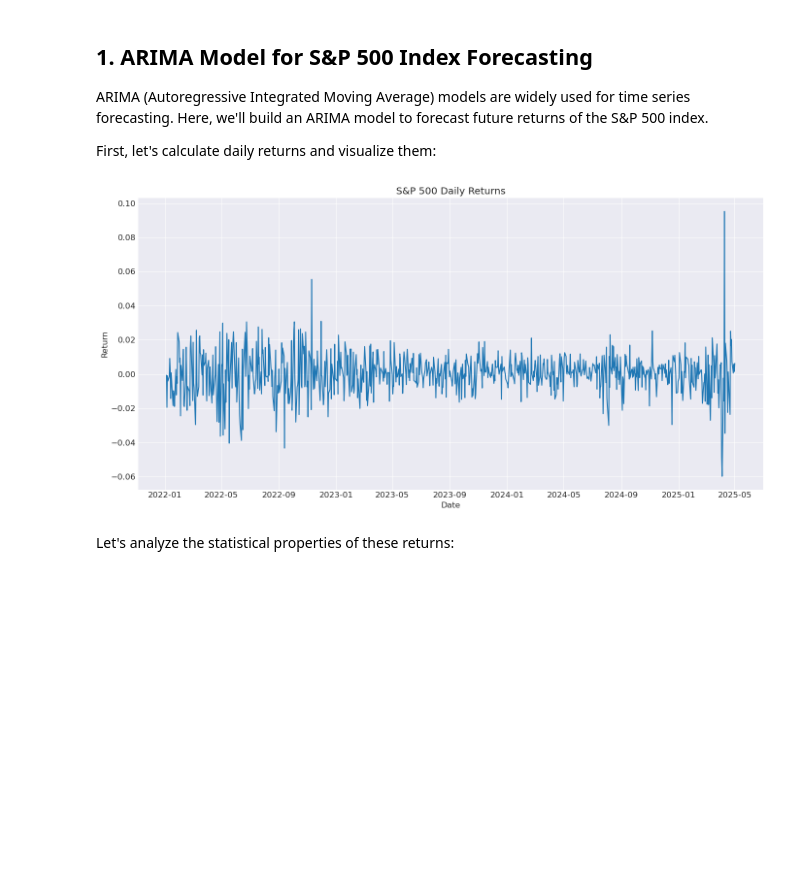
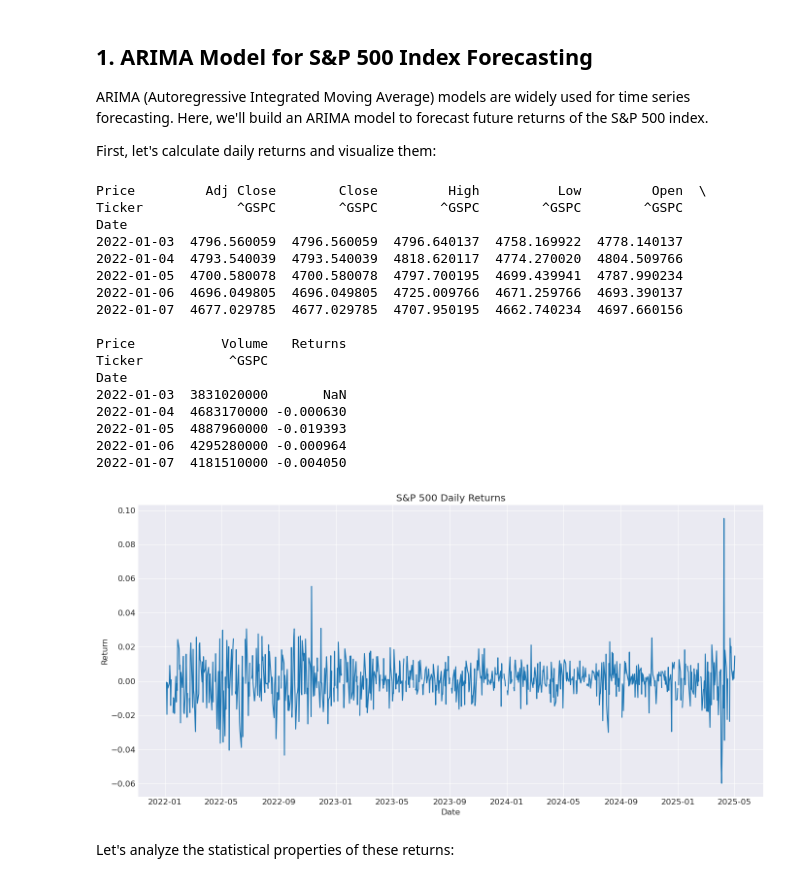
Before and after one commit to tomas-rampas/fin-math-quant-recipes, a Jupyter notebook: jupiters/01 Time Series Analysis Models for S&P 500.ipynb, the cells around one changed output. Saved outputs shown, nothing was run; the diff lists cells and outputs as text; code cells hidden in the pictures; blank space fills up the shorter version.

```diff
--- a/jupiters/01 Time Series Analysis Models for S&P 500.ipynb
+++ b/jupiters/01 Time Series Analysis Models for S&P 500.ipynb
@@ -64,20 +64,37 @@ ARIMA (Autoregressive Integrated Moving Average) models are widely used for time
 First, let's calculate daily returns and visualize them:
 # %%
 # Calculate daily returns
-sp500['Returns'] = sp500['Close'].pct_change()
-returns = sp500['Returns'].dropna()
-
+sp500['Returns'] = sp500['Close']['^GSPC'].ffill().pct_change()
+returns = sp500['Returns'].dropna().asfreq('B')
+print(sp500.head())
 # Plot returns
 plt.figure(figsize=(14, 7))
 plt.plot(returns)
 plt.title('S&P 500 Daily Returns')
 plt.xlabel('Date')
 plt.ylabel('Return')
 plt.grid(True)
 plt.tight_layout()
 plt.show()
 # %% [output]
+Price         Adj Close        Close         High          Low         Open  \
+Ticker            ^GSPC        ^GSPC        ^GSPC        ^GSPC        ^GSPC
+Date
+2022-01-03  4796.560059  4796.560059  4796.640137  4758.169922  4778.140137
+2022-01-04  4793.540039  4793.540039  4818.620117  4774.270020  4804.509766
+2022-01-05  4700.580078  4700.580078  4797.700195  4699.439941  4787.990234
+2022-01-06  4696.049805  4696.049805  4725.009766  4671.259766  4693.390137
+2022-01-07  4677.029785  4677.029785  4707.950195  4662.740234  4697.660156
+
+Price           Volume   Returns
+Ticker           ^GSPC
+Date
+2022-01-03  3831020000       NaN
+2022-01-04  4683170000 -0.000630
+2022-01-05  4887960000 -0.019393
+2022-01-06  4295280000 -0.000964
+2022-01-07  4181510000 -0.004050
-[figure, old version]
+[figure, new version]
 # %% [markdown]
 Let's analyze the statistical properties of these returns:
 # %%
```
Also changed, not shown: parts of 10 cells of this notebook, 3 other files.
